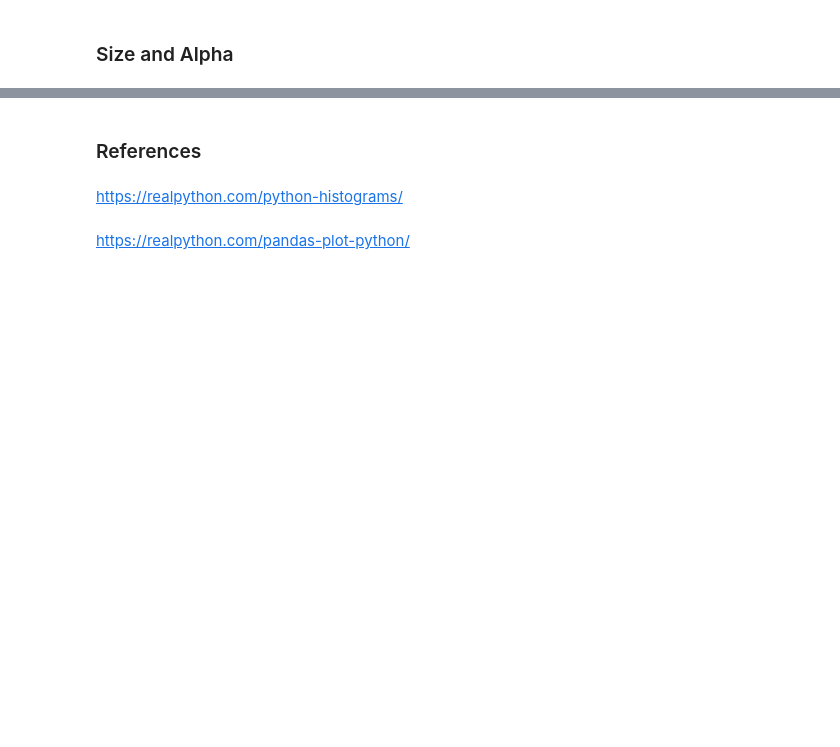
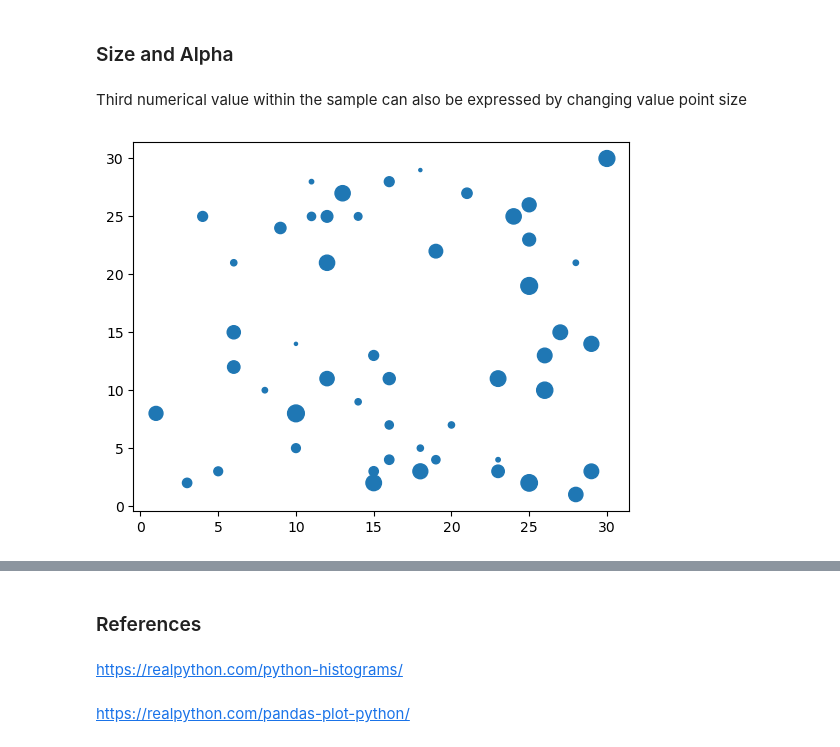
Before and after one commit to Mantvydas-data/FundamentalsofDataAnalysis, a Jupyter notebook: pyplot.ipynb, the cells around one changed output, grey strips where cells are left out. Cells and saved outputs as stored; diff of their text form; code cells hidden in the pictures; blank space fills up the shorter version.

Commit message:
Scatter plot size and alpha

```diff
--- a/pyplot.ipynb
+++ b/pyplot.ipynb
@@ -495,2 +495,21 @@ plt.show()
 # %% [markdown]
 ### Size and Alpha
+# %% [markdown]
+Third numerical value within the sample can also be expressed by changing value point size
+# %%
+# Creating two arrays of values for scatter plot
+# 50 Integers from 1 to 30 inclusive
+x = rng.integers(1, 30, 50, endpoint=True)
+y = rng.integers(1, 30, 50, endpoint=True)
+
+# Third array for size values (multiplied by 5 to increase point size)
+z = rng.integers(1, 30, 50, endpoint=True)*5
+
+# Plot with size argument included
+plt.scatter(x,y, s=z)
+
+# Setting default plot style
+plt.style.use("default")
+plt.show()
+# %% [output]
+[figure, added]
```
Also changed, not shown: parts of 7 cells of this notebook.
